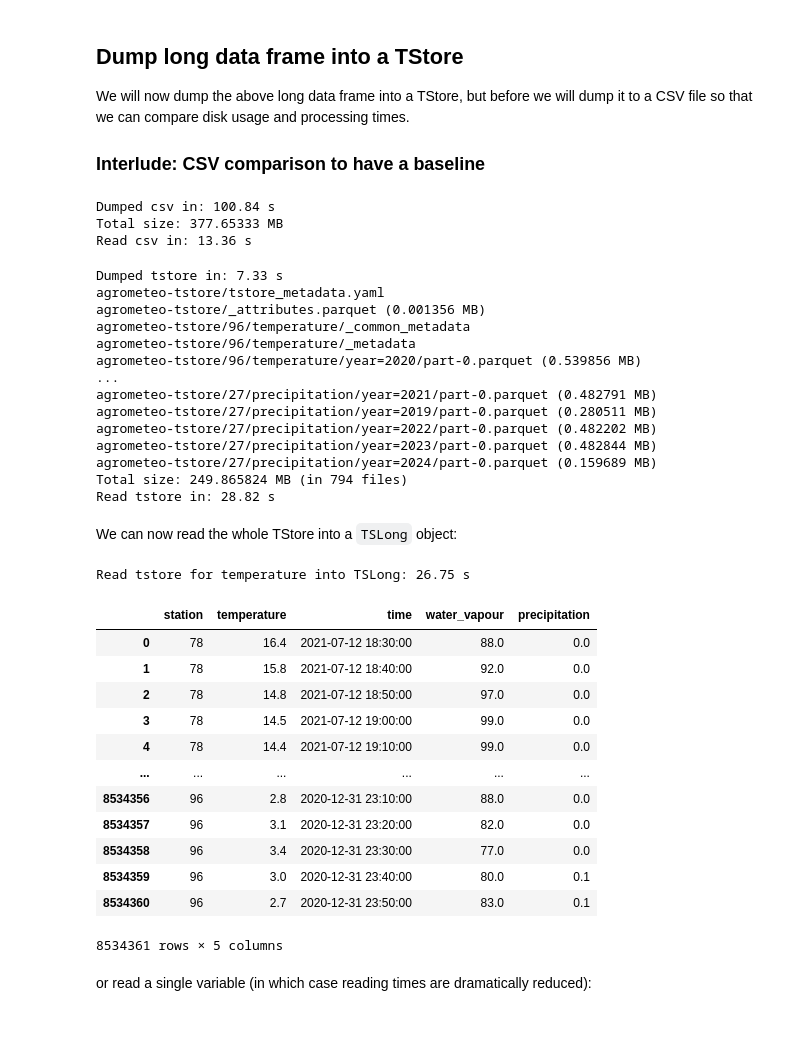
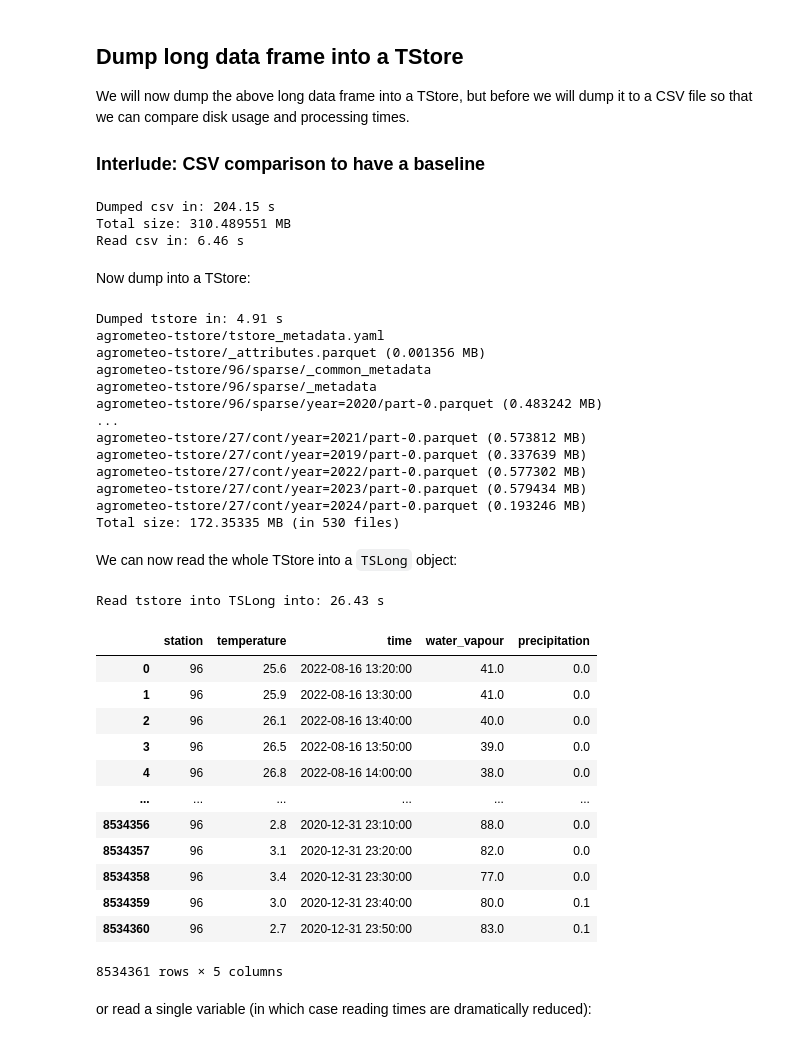
Before and after one commit to martibosch/tsdf-geopython-2024, a Jupyter notebook: slides.ipynb, the cells around one changed output. Cells and saved outputs as stored; diff of their text form; code cells hidden in the pictures.

```diff
--- a/slides.ipynb
+++ b/slides.ipynb
@@ -253,12 +206,14 @@ with tempfile.TemporaryDirectory() as tmp_dir:
     print(f"Dumped csv in: {time.time() - start:.2f} s")
     print(f"Total size: {path.getsize(csv_filepath)/1e6} MB")
     start = time.time()
-    ts_df = pd.read_csv(csv_filepath)
+    pd.read_csv(csv_filepath)
     print(f"Read csv in: {time.time() - start:.2f} s")
 # %% [output]
-Dumped csv in: 100.84 s
-Total size: 377.65333 MB
-Read csv in: 13.36 s
+Dumped csv in: 204.15 s
+Total size: 310.489551 MB
+Read csv in: 6.46 s
+# %% [markdown]
+Now dump into a TStore:
 # %%
 def get_tstore_filepaths(base_dir):
     return [
@@ -268,9 +223,10 @@ def get_tstore_filepaths(base_dir):
 
 tstore_dir = "agrometeo-tstore"
 tstore_structure = "id-var"
-overwrite = True
 id_var = "station"
 time_var = "time"
+# ts_variables = ["temperature", "water_vapour", "precipitation"]
+ts_variables = {"cont": ["temperature", "water_vapour"], "sparse": ["precipitation"]}
 partitioning = "year"
 
 tslong = tstore.TSLong(long_ts_df.reset_index())
@@ -281,12 +237,11 @@ tslong.to_tstore(
     # DFLONG attributes
     id_var,
     time_var,
-    variables,
-    # static_variables=static_variables,
+    ts_variables,
     # TSTORE options
     partitioning=partitioning,
     tstore_structure=tstore_structure,
-    overwrite=overwrite,
+    overwrite=True,
 )
 print(f"Dumped tstore in: {time.time() - start:.2f} s")
 tstore_filepaths = get_tstore_filepaths(tstore_dir)
@@ -299,35 +254,34 @@ for line in tstore_filepaths[:5] + ["..."] + tstore_filepaths[-5:]:
 total_size = sum(path.getsize(tstore_filepath) for tstore_filepath in tstore_filepaths)
 print(f"Total size: {total_size/1e6} MB (in {len(tstore_filepaths)} files)")
 # %% [output]
-Dumped tstore in: 7.33 s
+Dumped tstore in: 4.91 s
 agrometeo-tstore/tstore_metadata.yaml
 agrometeo-tstore/_attributes.parquet (0.001356 MB)
-agrometeo-tstore/96/temperature/_common_metadata
-agrometeo-tstore/96/temperature/_metadata
-agrometeo-tstore/96/temperature/year=2020/part-0.parquet (0.539856 MB)
+agrometeo-tstore/96/sparse/_common_metadata
+agrometeo-tstore/96/sparse/_metadata
+agrometeo-tstore/96/sparse/year=2020/part-0.parquet (0.483242 MB)
 ...
-agrometeo-tstore/27/precipitation/year=2021/part-0.parquet (0.482791 MB)
-agrometeo-tstore/27/precipitation/year=2019/part-0.parquet (0.280511 MB)
-agrometeo-tstore/27/precipitation/year=2022/part-0.parquet (0.482202 MB)
-agrometeo-tstore/27/precipitation/year=2023/part-0.parquet (0.482844 MB)
-agrometeo-tstore/27/precipitation/year=2024/part-0.parquet (0.159689 MB)
-Total size: 249.865824 MB (in 794 files)
-Read tstore in: 28.82 s
+agrometeo-tstore/27/cont/year=2021/part-0.parquet (0.573812 MB)
+agrometeo-tstore/27/cont/year=2019/part-0.parquet (0.337639 MB)
+agrometeo-tstore/27/cont/year=2022/part-0.parquet (0.577302 MB)
+agrometeo-tstore/27/cont/year=2023/part-0.parquet (0.579434 MB)
+agrometeo-tstore/27/cont/year=2024/part-0.parquet (0.193246 MB)
+Total size: 172.35335 MB (in 530 files)
 # %% [markdown]
 We can now read the whole TStore into a `TSLong` object:
 # %%
 start = time.time()
-long_ts_df = tstore.open_tslong(tstore_dir)
+tslong_df = tstore.open_tslong(tstore_dir)
 print(f"Read tstore into TSLong into: {time.time() - start:.2f} s")
-long_ts_df
+tslong_df
 # %% [output]
-Read tstore for temperature into TSLong: 26.75 s
+Read tstore into TSLong into: 26.43 s
 |  | station | temperature | time | water_vapour | precipitation |
-| 0 | 78 | 16.4 | 2021-07-12 18:30:00 | 88.0 | 0.0 |
-| 1 | 78 | 15.8 | 2021-07-12 18:40:00 | 92.0 | 0.0 |
-| 2 | 78 | 14.8 | 2021-07-12 18:50:00 | 97.0 | 0.0 |
-| 3 | 78 | 14.5 | 2021-07-12 19:00:00 | 99.0 | 0.0 |
-| 4 | 78 | 14.4 | 2021-07-12 19:10:00 | 99.0 | 0.0 |
+| 0 | 96 | 25.6 | 2022-08-16 13:20:00 | 41.0 | 0.0 |
+| 1 | 96 | 25.9 | 2022-08-16 13:30:00 | 41.0 | 0.0 |
+| 2 | 96 | 26.1 | 2022-08-16 13:40:00 | 40.0 | 0.0 |
+| 3 | 96 | 26.5 | 2022-08-16 13:50:00 | 39.0 | 0.0 |
+| 4 | 96 | 26.8 | 2022-08-16 14:00:00 | 38.0 | 0.0 |
 | ... | ... | ... | ... | ... | ... |
 | 8534356 | 96 | 2.8 | 2020-12-31 23:10:00 | 88.0 | 0.0 |
 | 8534357 | 96 | 3.1 | 2020-12-31 23:20:00 | 82.0 | 0.0 |
```
Also changed, not shown: parts of 9 cells of this notebook, 2 other files.
